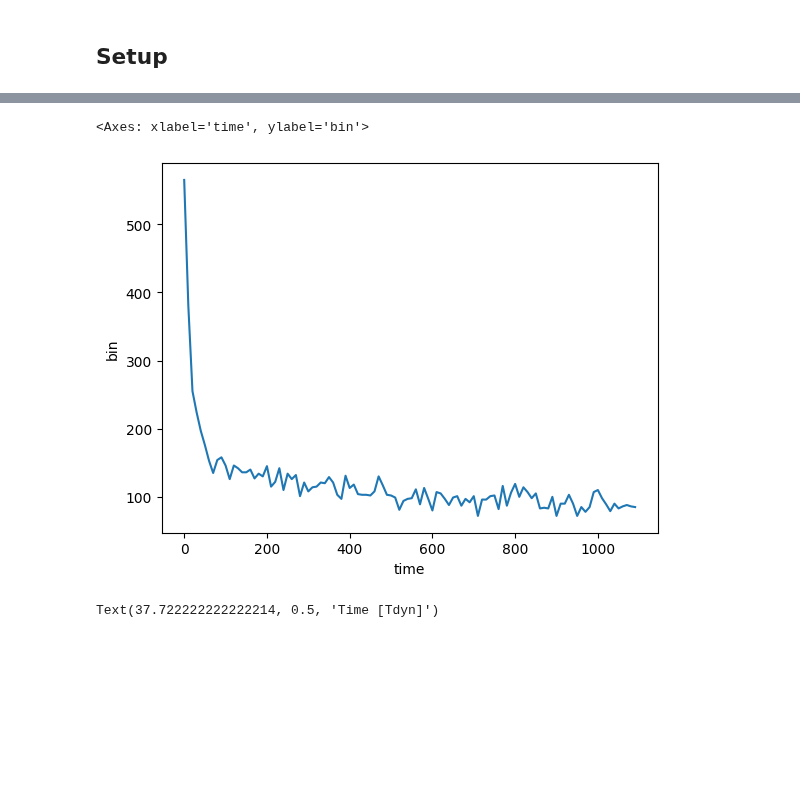
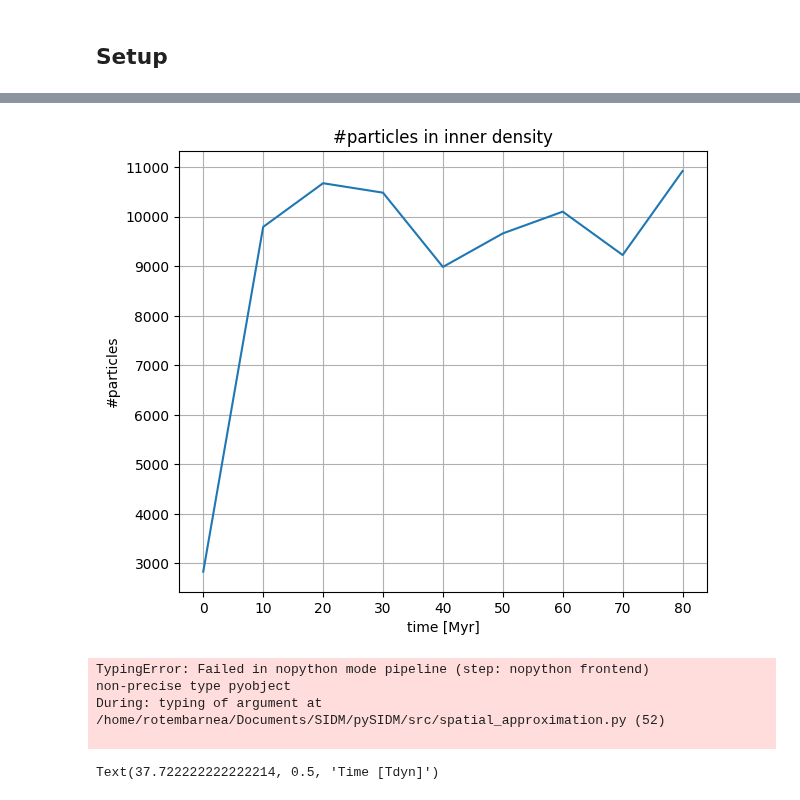
Before and after one commit to Rotem-Barnea/pySIDM, a Jupyter notebook: analysis/run.ipynb, the cells around one changed output, grey strips where cells are left out. Saved outputs shown, nothing was run; the diff lists cells and outputs as text; code cells hidden in the pictures; blank space fills up the shorter version.

```diff
--- a/analysis/run.ipynb
+++ b/analysis/run.ipynb
@@ -53,12 +64,14 @@ sns.histplot((halo.particles.r/kpc)[(halo.particles.r/kpc) < 50],ax=ax)
-# %%
-data = halo.saved_states.copy()
-data['time'] /= halo.Tdyn
-data['bin'] = data['r'] < 0.2*kpc
-agg_data = data.groupby('time').bin.agg('sum')
-sns.lineplot(agg_data)
-# %% [output]
-<Axes: xlabel='time', ylabel='bin'>
-[figure, removed]
+# %%
+halo.plot_inner_core_density();
+# %% [output]
+[figure, added]
+# %%
+halo.plot_density_evolution();
+# %% [output]
+TypingError: Failed in nopython mode pipeline (step: nopython frontend)
+non-precise type pyobject
+During: typing of argument at /home/rotembarnea/Documents/SIDM/pySIDM/src/spatial_approximation.py (52)
+
 # %%
 data = halo.saved_states.copy()
 data['time'] /= halo.Tdyn
```
Also changed, not shown: parts of 8 cells of this notebook, 9 other files.
